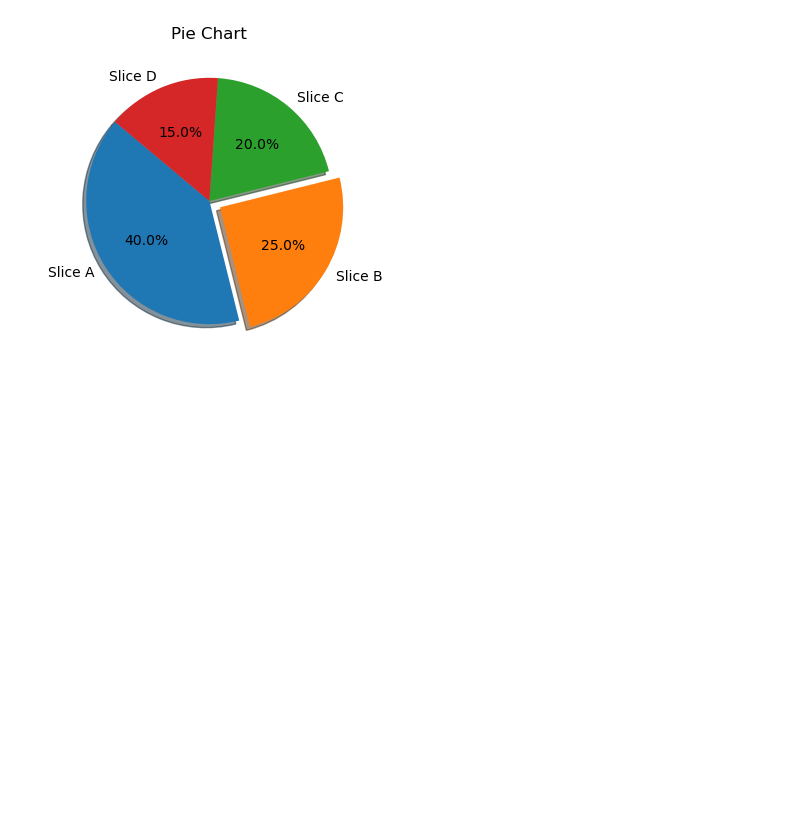
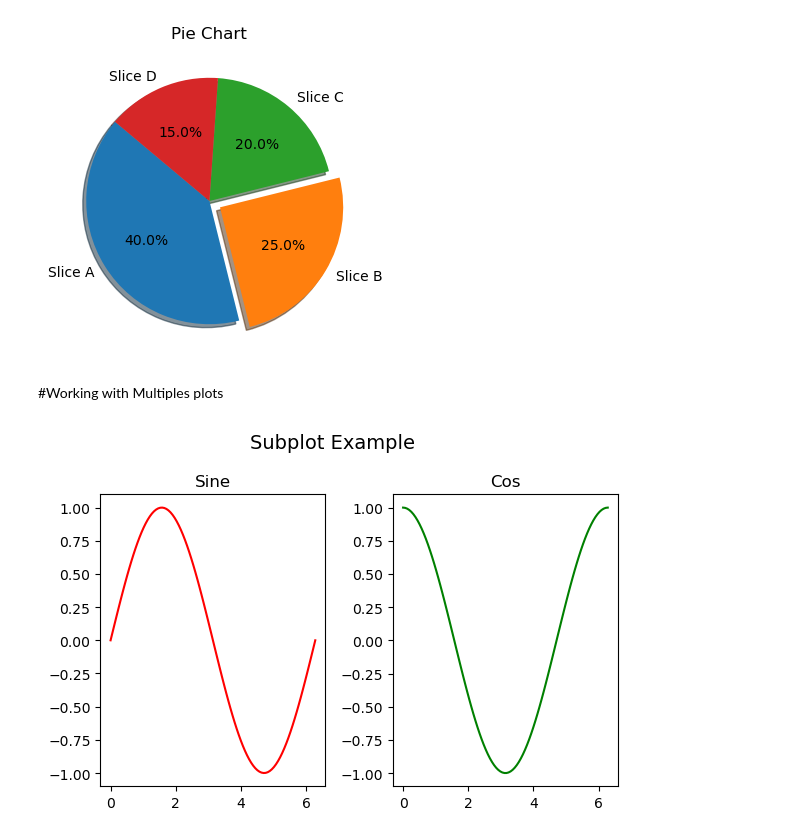
Before and after one commit to GShix/AI-with-Python, a Jupyter notebook: matplotlib.ipynb, the cells around one changed output. Drawn from its saved outputs; the diff is of its cells as text; code cells hidden in the pictures; blank space fills up the shorter version.

Commit message:
subplots

```diff
--- a/matplotlib.ipynb
+++ b/matplotlib.ipynb
@@ -93,0 +94,17 @@ plt.yticks([-1, 0, 1], ['-1', '0', '1']) #custom tick labels:
+# %% [markdown]
+#Working with Multiples plots
+# %%
+fig, axes = plt.subplots(nrows=1, ncols=2, figsize=(6,4))
+#first subplot
+axes[0].plot(x, np.sin(x), color='red')
+axes[0].set_title("Sine")
+
+#second subplot
+axes[1].plot(x, np.cos(x), color='green')
+axes[1].set_title("Cos")
+
+plt.suptitle("Subplot Example", fontsize=14)
+plt.tight_layout()
+plt.show()
+# %% [output]
+[figure, added]
```
Also changed, not shown: parts of 2 cells of this notebook.
